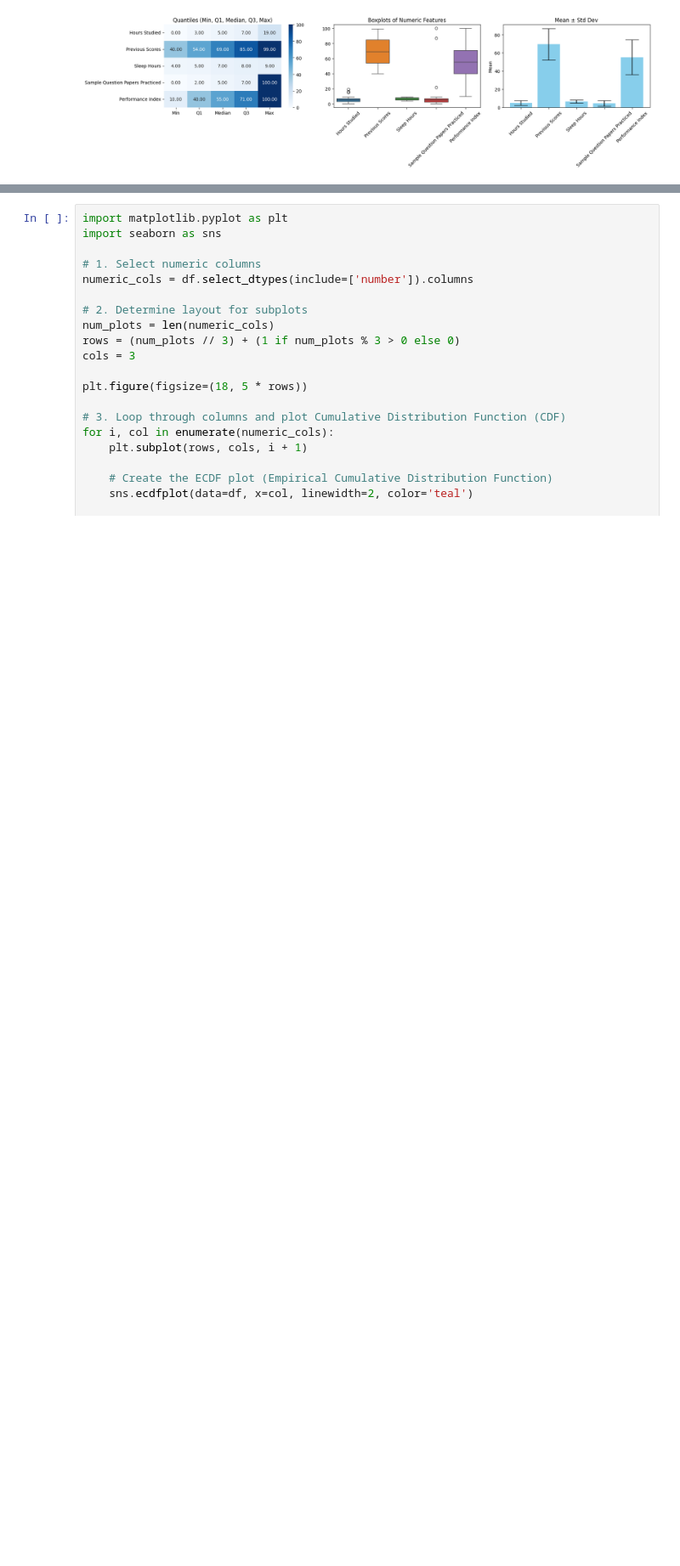
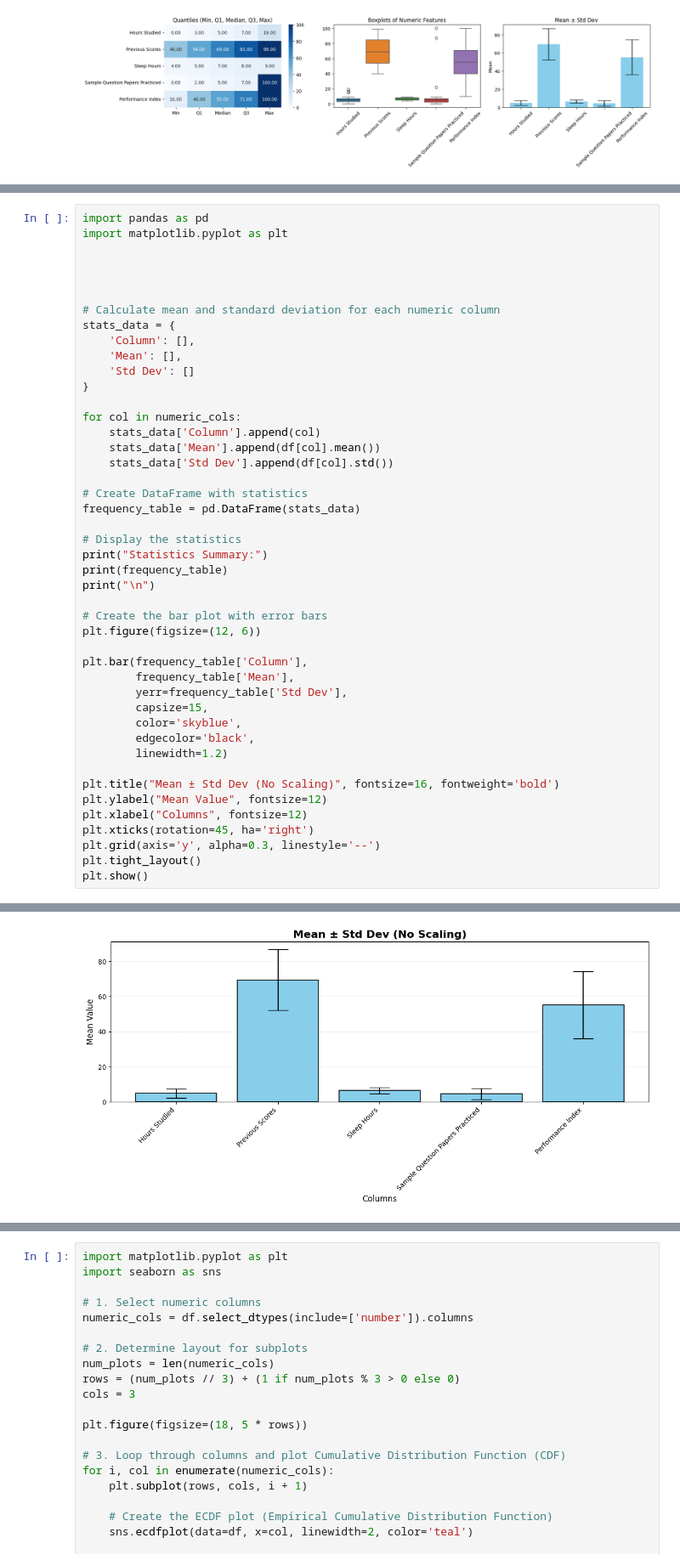
Before and after one commit to AhSanC25/Machine_Learning_Project, a Jupyter notebook: ML project.ipynb, the cells around one changed output, grey strips where cells are left out. Shown at 85% size. Cells and saved outputs as stored; diff of their text form; blank space fills up the shorter version.

```diff
--- a/ML project.ipynb
+++ b/ML project.ipynb
@@ -440,0 +446,46 @@ Frequency Table:
+# %%
+import pandas as pd
+import matplotlib.pyplot as plt
+
+
+
+
+# Calculate mean and standard deviation for each numeric column
+stats_data = {
+    'Column': [],
+    'Mean': [],
+    'Std Dev': []
+}
+
+for col in numeric_cols:
+    stats_data['Column'].append(col)
+    stats_data['Mean'].append(df[col].mean())
+    stats_data['Std Dev'].append(df[col].std())
+
+# Create DataFrame with statistics
+frequency_table = pd.DataFrame(stats_data)
+
+# Display the statistics
+print("Statistics Summary:")
+print(frequency_table)
+print("\n")
+
+# Create the bar plot with error bars
+plt.figure(figsize=(12, 6))
+
+plt.bar(frequency_table['Column'],
+        frequency_table['Mean'],
+        yerr=frequency_table['Std Dev'],
+        capsize=15,
+        color='skyblue',
+        edgecolor='black',
+        linewidth=1.2)
+
+plt.title("Mean ± Std Dev (No Scaling)", fontsize=16, fontweight='bold')
+plt.ylabel("Mean Value", fontsize=12)
+plt.xlabel("Columns", fontsize=12)
+plt.xticks(rotation=45, ha='right')
+plt.grid(axis='y', alpha=0.3, linestyle='--')
+plt.tight_layout()
+plt.show()
+# %% [output]
@@ -440,0 +499 @@ Frequency Table:
+[figure, added]
```
Also changed, not shown: parts of 22 cells of this notebook.
